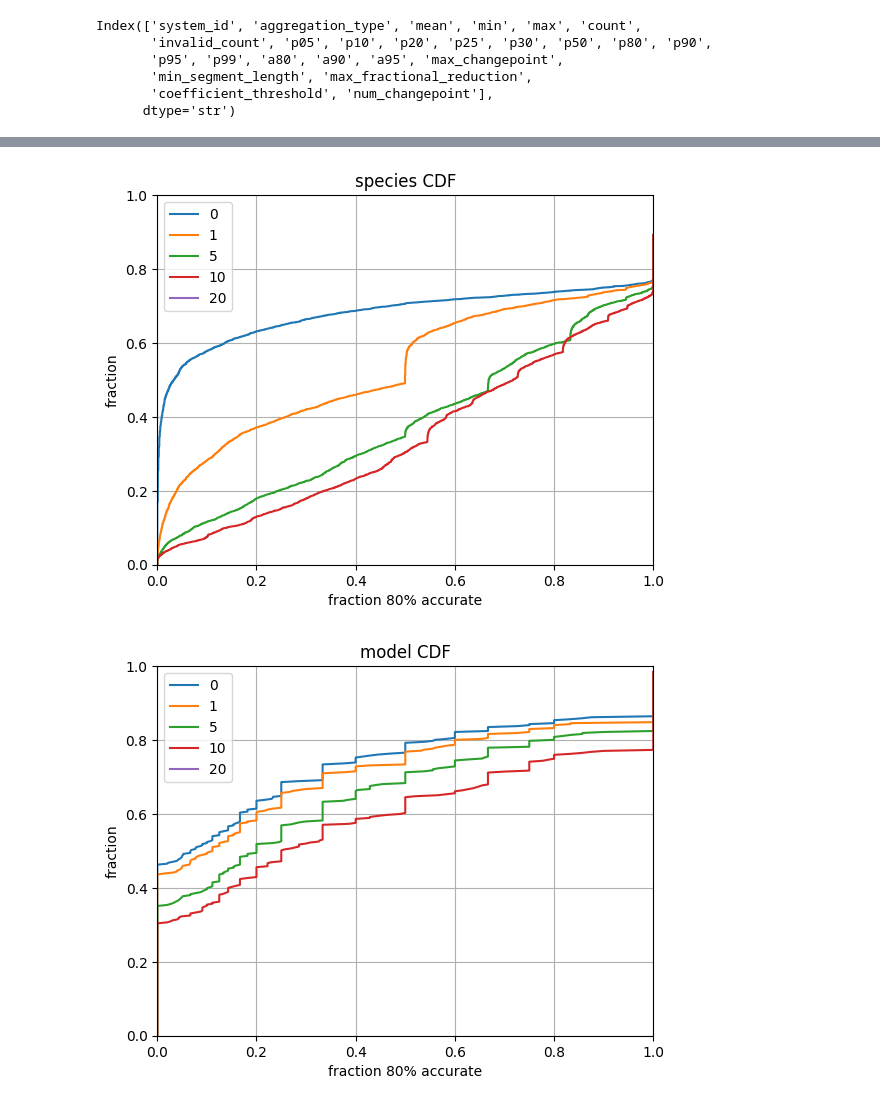
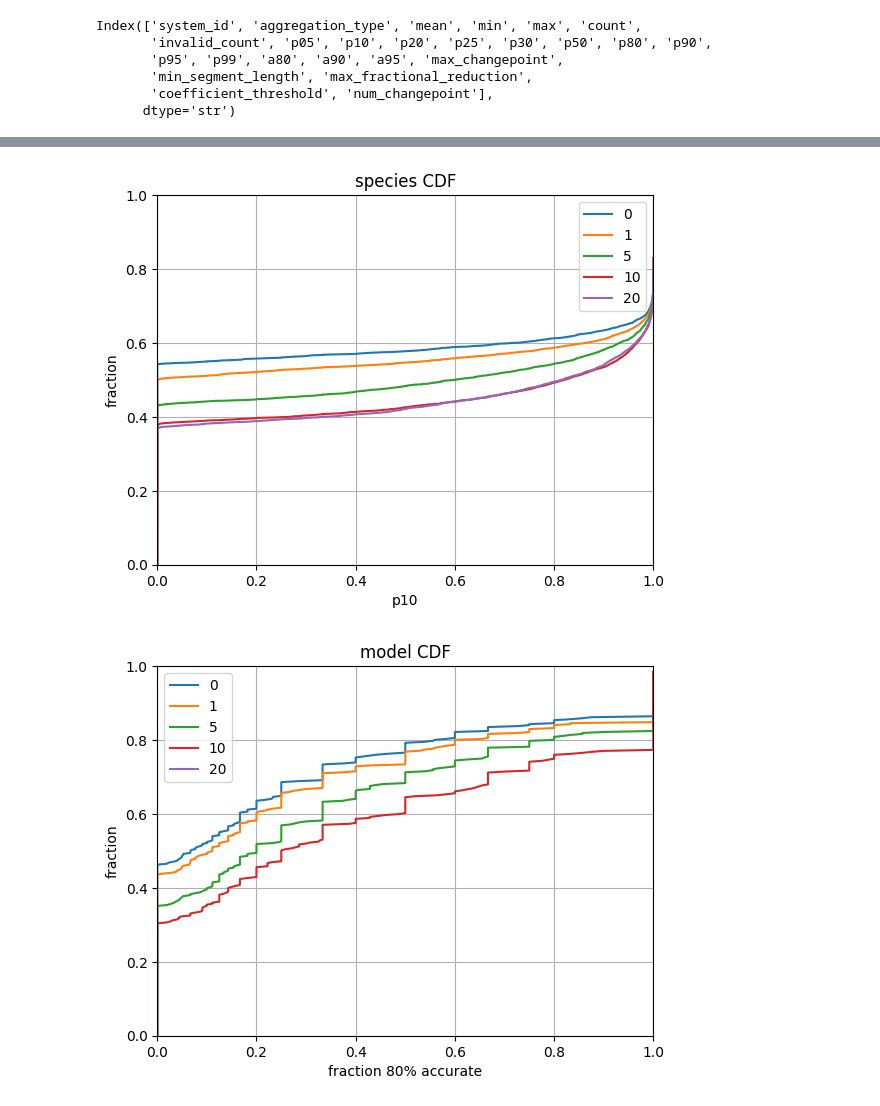
Before and after one commit to ModelEngineering/linearity_analysis, a Jupyter notebook: notebooks/piecewise_predictions.ipynb, the cells around one changed output, grey strips where cells are left out. Cells and saved outputs as stored; diff of their text form; code cells hidden in the pictures.

```diff
--- a/notebooks/piecewise_predictions.ipynb
+++ b/notebooks/piecewise_predictions.ipynb
@@ -75,17 +75,17 @@ Name: a80, Length: 4248, dtype: float64
 # %%
-def plotCDF(max_changepoints=[0, 1, 5, 10, 20], is_species: bool = True):
-    dct = {c: getColumn(DF, col="a80", max_changepoint = c, is_species=is_species) for c in max_changepoints}
+def plotCDF(max_changepoints=[0, 1, 5, 10, 20], is_species: bool = True, col="p10"):
+    dct = {c: getColumn(DF, col=col, max_changepoint = c, is_species=is_species) for c in max_changepoints}
     for key, value in dct.items():
         Score.plotCDFArray(value)
     ax = plt.gca()
     ax.legend([str(c) for c in max_changepoints])
-    ax.set_xlabel("fraction 80% accurate")
+    ax.set_xlabel(col)
     qualifier = "species" if is_species else "model"
     ax.set_title(f"{qualifier} CDF")
 
 plotCDF()
 # %% [output]
-[figure, old version]
+[figure, new version]
 # %%
 plotCDF(is_species = False)
 # %% [output]
```
Also changed, not shown: parts of 1 cell of this notebook, 1 other file.
